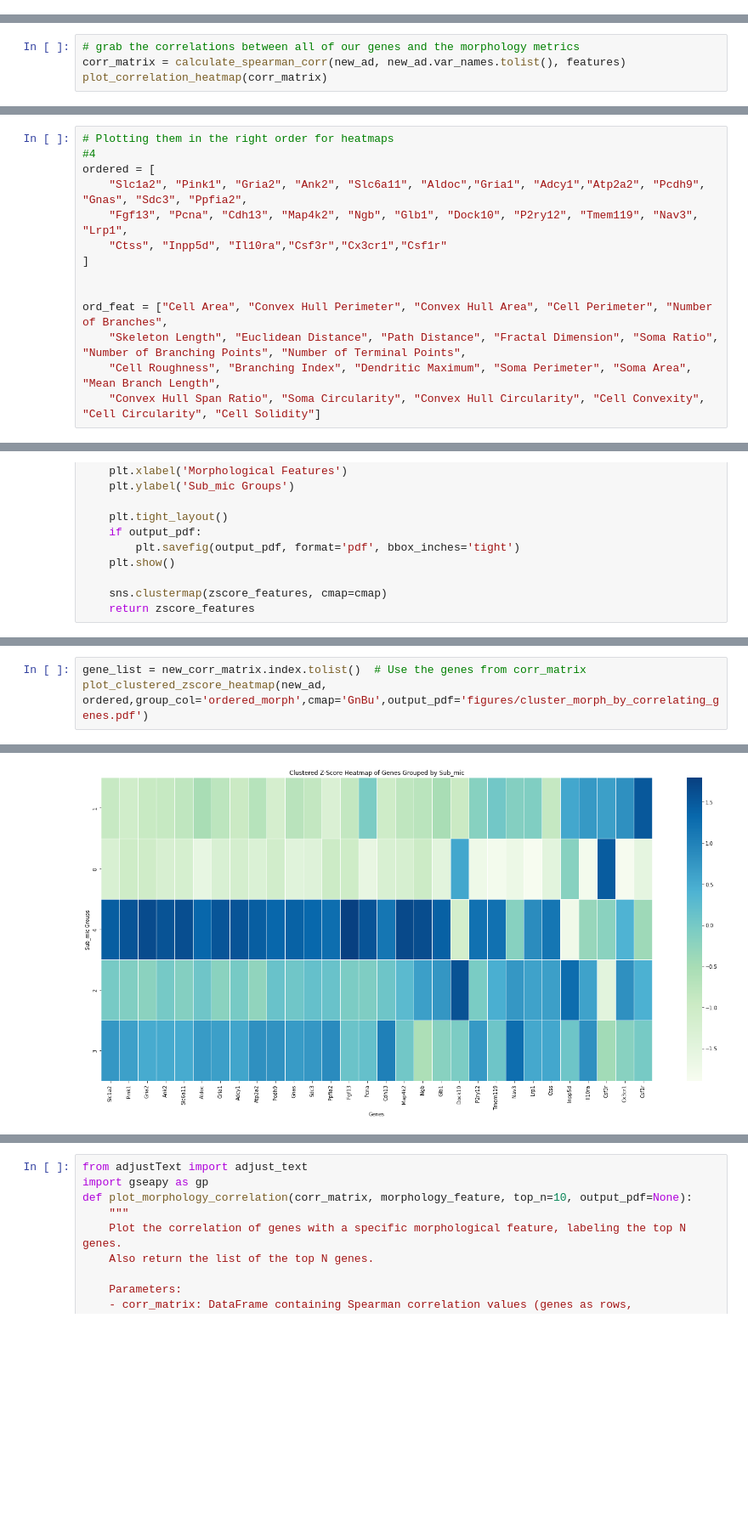
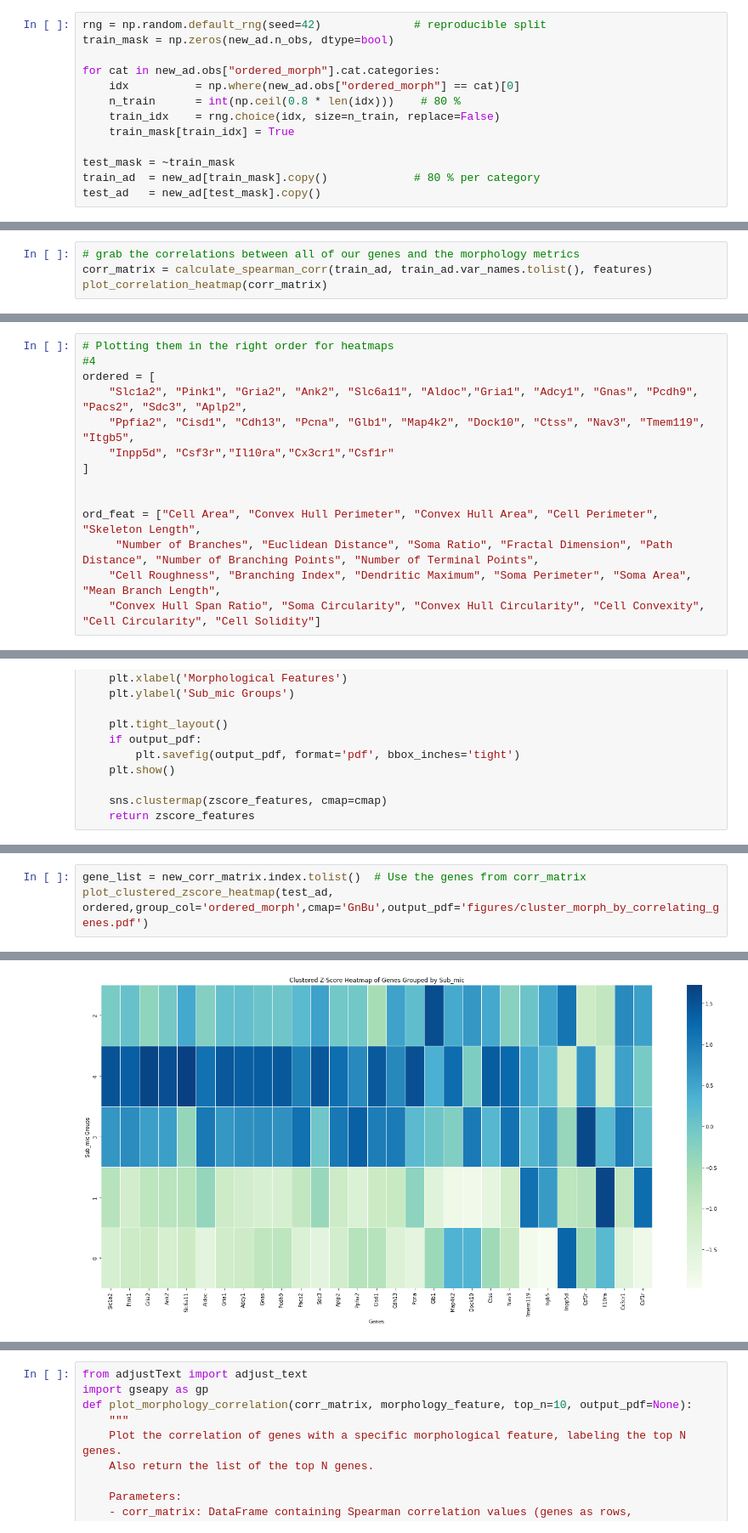
Before and after one commit to doughenze/Microglial_Morphology, a Jupyter notebook: 04_analysis/06_Figure_3_and_SI-Mic_Specific.ipynb, the cells around one changed output, grey strips where cells are left out. Shown: that part at 85% size. Drawn from its saved outputs; the diff is of its cells as text; blank space fills up the shorter version.

Commit message:
updated the figures to accomodate hold out set

```diff
--- a/04_analysis/06_Figure_3_and_SI-Mic_Specific.ipynb
+++ b/04_analysis/06_Figure_3_and_SI-Mic_Specific.ipynb
@@ -207,3 +207,16 @@ features = morphological_columns[:-12].tolist()
 features = [i for i in features if i not in ['Radius of Influence','Ramification Index']]
 # %%
 new_ad = new_ad[:, new_ad.var_names.isin(trim)]
+# %%
+rng = np.random.default_rng(seed=42)              # reproducible split
+train_mask = np.zeros(new_ad.n_obs, dtype=bool)
+
+for cat in new_ad.obs["ordered_morph"].cat.categories:
+    idx          = np.where(new_ad.obs["ordered_morph"] == cat)[0]
+    n_train      = int(np.ceil(0.8 * len(idx)))    # 80 %
+    train_idx    = rng.choice(idx, size=n_train, replace=False)
+    train_mask[train_idx] = True
+
+test_mask = ~train_mask
+train_ad  = new_ad[train_mask].copy()             # 80 % per category
+test_ad   = new_ad[test_mask].copy()
@@ -220,7 +244,7 @@ View of AnnData object with n_obs × n_vars = 3970 × 216
     obsp: 'connectivities', 'distances'
 # %%
 # grab the correlations between all of our genes and the morphology metrics
-corr_matrix = calculate_spearman_corr(new_ad, new_ad.var_names.tolist(), features)
+corr_matrix = calculate_spearman_corr(train_ad, train_ad.var_names.tolist(), features)
 plot_correlation_heatmap(corr_matrix)
 # %% [output]
 [figure]
@@ -264,14 +288,14 @@ plot_ordered_clustermap(new_corr_matrix.T,output_pdf=True)
 # Plotting them in the right order for heatmaps
 #4
 ordered = [
-    "Slc1a2", "Pink1", "Gria2", "Ank2", "Slc6a11", "Aldoc","Gria1", "Adcy1","Atp2a2", "Pcdh9", "Gnas", "Sdc3", "Ppfia2",
-    "Fgf13", "Pcna", "Cdh13", "Map4k2", "Ngb", "Glb1", "Dock10", "P2ry12", "Tmem119", "Nav3", "Lrp1",
-    "Ctss", "Inpp5d", "Il10ra","Csf3r","Cx3cr1","Csf1r"
+    "Slc1a2", "Pink1", "Gria2", "Ank2", "Slc6a11", "Aldoc","Gria1", "Adcy1", "Gnas", "Pcdh9", "Pacs2", "Sdc3", "Aplp2",
+    "Ppfia2", "Cisd1", "Cdh13", "Pcna", "Glb1", "Map4k2", "Dock10", "Ctss", "Nav3", "Tmem119", "Itgb5",
+    "Inpp5d", "Csf3r","Il10ra","Cx3cr1","Csf1r"
 ]
 
 
-ord_feat = ["Cell Area", "Convex Hull Perimeter", "Convex Hull Area", "Cell Perimeter", "Number of Branches",
-    "Skeleton Length", "Euclidean Distance", "Path Distance", "Fractal Dimension", "Soma Ratio", "Number of Branching Points", "Number of Terminal Points",
+ord_feat = ["Cell Area", "Convex Hull Perimeter", "Convex Hull Area", "Cell Perimeter", "Skeleton Length",
+     "Number of Branches", "Euclidean Distance", "Soma Ratio", "Fractal Dimension", "Path Distance", "Number of Branching Points", "Number of Terminal Points",
     "Cell Roughness", "Branching Index", "Dendritic Maximum", "Soma Perimeter", "Soma Area", "Mean Branch Length",
     "Convex Hull Span Ratio", "Soma Circularity", "Convex Hull Circularity", "Cell Convexity", "Cell Circularity", "Cell Solidity"]
 # %%
@@ -407,4 +431,4 @@ plot_clustered_zscore_heatmap(new_ad, ordered,'sub_mic','afmhot',output_pdf='fig
 # %%
 gene_list = new_corr_matrix.index.tolist()  # Use the genes from corr_matrix
-plot_clustered_zscore_heatmap(new_ad, ordered,group_col='ordered_morph',cmap='GnBu',output_pdf='figures/cluster_morph_by_correlating_genes.pdf')
+plot_clustered_zscore_heatmap(test_ad, ordered,group_col='ordered_morph',cmap='GnBu',output_pdf='figures/cluster_morph_by_correlating_genes.pdf')
 # %% [output]
@@ -412 +436 @@ plot_clustered_zscore_heatmap(new_ad, ordered,group_col='ordered_morph',cmap='Gn
-[figure, old version]
+[figure, new version]
```
Also changed, not shown: parts of 15 cells of this notebook.
